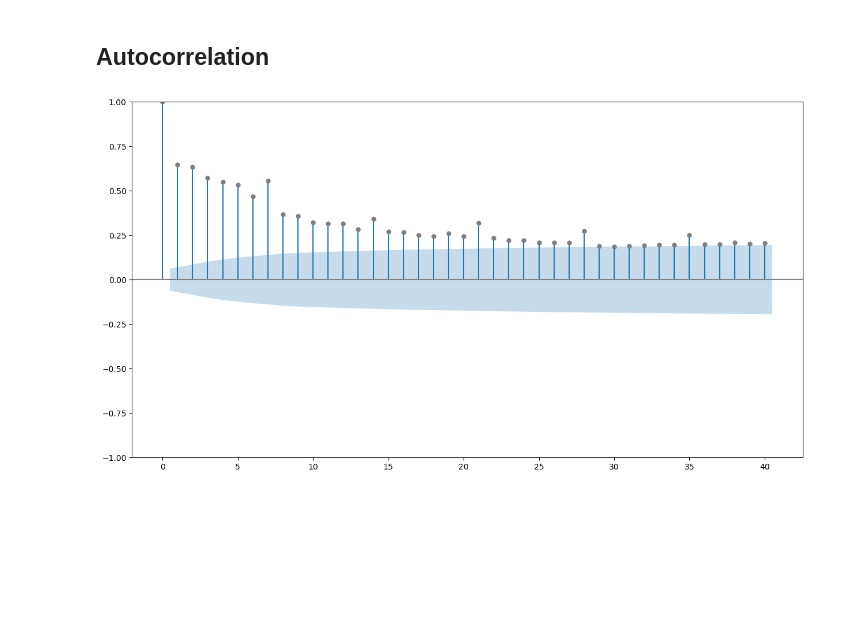
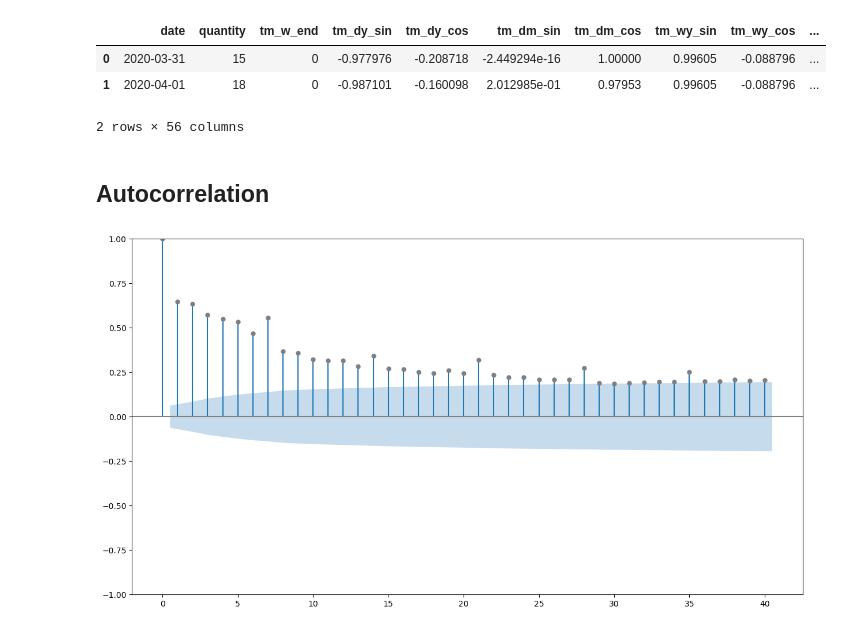
Before and after one commit to LudwigBau/Order_Forcecasting_Cost_Reduction, a Jupyter notebook: Main/notebooks/Descriptives.ipynb, the cells around one changed output. Cells and saved outputs as stored; diff of their text form; code cells hidden in the pictures; blank space fills up the shorter version.

```diff
--- a/Main/notebooks/Descriptives.ipynb
+++ b/Main/notebooks/Descriptives.ipynb
@@ -10,4 +10,4 @@ from itertools import cycle
 # %%
 # Data
 df_c = pd.read_csv("../data/processed/b2c_orders_clean.csv") # c = clean
-L_6 = pd.read_pickle("../data/processed/L_6_test.pkl")
+L_3 = pd.read_pickle("../data/processed/L_3_test.pkl")
@@ -14,3 +29,10 @@ L_6 = pd.read_pickle("../data/processed/L_6_test.pkl")
+# %%
+L_3.head(2)
+# %% [output]
+|  | date | quantity | tm_w_end | tm_dy_sin | tm_dy_cos | tm_dm_sin | tm_dm_cos | tm_wy_sin | tm_wy_cos | ... |
+| 0 | 2020-03-31 | 15 | 0 | -0.977976 | -0.208718 | -2.449294e-16 | 1.00000 | 0.99605 | -0.088796 | ... |
+| 1 | 2020-04-01 | 18 | 0 | -0.987101 | -0.160098 | 2.012985e-01 | 0.97953 | 0.99605 | -0.088796 | ... |
+2 rows × 56 columns
 # %% [markdown]
 ## Autocorrelation
 # %%
```
Also changed, not shown: parts of 7 cells of this notebook, 17 other files.
